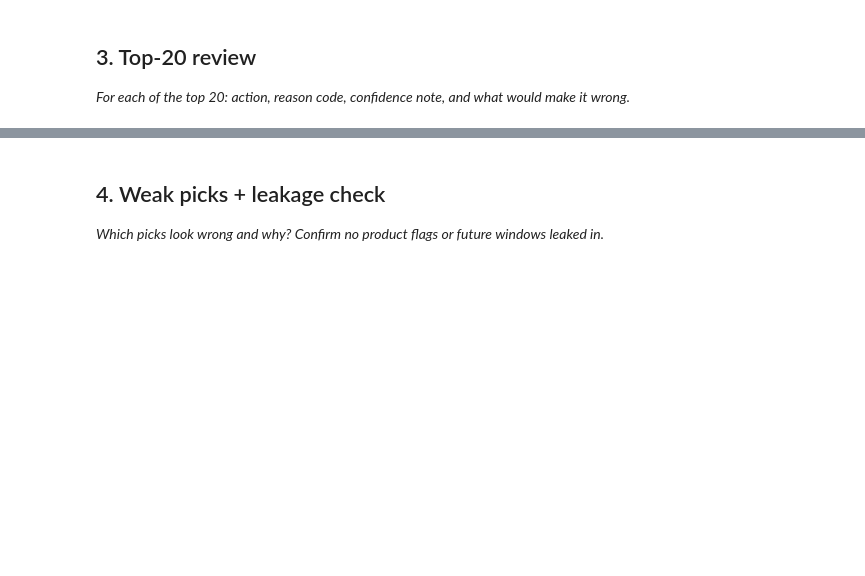
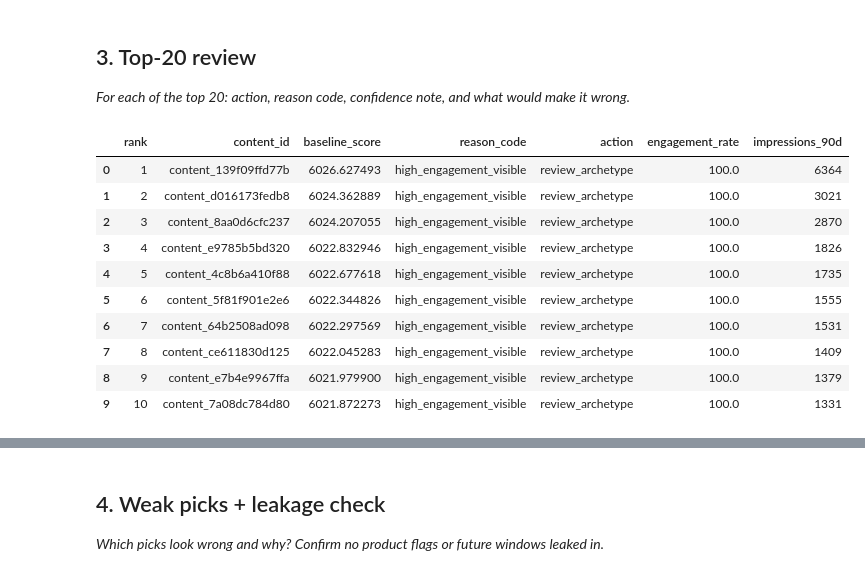
Before and after one commit to pr120107/flyrank-ml-internship, a Jupyter notebook: work/notebooks/w04_baseline_score.ipynb, the cells around one changed output, grey strips where cells are left out. Saved outputs shown, nothing was run; the diff lists cells and outputs as text; code cells hidden in the pictures; blank space fills up the shorter version.

Commit message:
Complete Week 4 Basline Score Notebook

```diff
--- a/work/notebooks/w04_baseline_score.ipynb
+++ b/work/notebooks/w04_baseline_score.ipynb
@@ -18,3 +215,31 @@ This skeleton is yours to fill. Work the sections **in order** — each one has
 ## 3. Top-20 review
 
 *For each of the top 20: action, reason code, confidence note, and what would make it wrong.*
+# %%
+# Show the top 10 pages for manual review
+
+top10 = df.head(10)
+
+top10[
+    [
+        "rank",
+        "content_id",
+        "baseline_score",
+        "reason_code",
+        "action",
+        "engagement_rate",
+        "impressions_90d"
+    ]
+]
+# %% [output]
+|  | rank | content_id | baseline_score | reason_code | action | engagement_rate | impressions_90d |
+| 0 | 1 | content_139f09ffd77b | 6026.627493 | high_engagement_visible | review_archetype | 100.0 | 6364 |
+| 1 | 2 | content_d016173fedb8 | 6024.362889 | high_engagement_visible | review_archetype | 100.0 | 3021 |
+| 2 | 3 | content_8aa0d6cfc237 | 6024.207055 | high_engagement_visible | review_archetype | 100.0 | 2870 |
+| 3 | 4 | content_e9785b5bd320 | 6022.832946 | high_engagement_visible | review_archetype | 100.0 | 1826 |
+| 4 | 5 | content_4c8b6a410f88 | 6022.677618 | high_engagement_visible | review_archetype | 100.0 | 1735 |
+| 5 | 6 | content_5f81f901e2e6 | 6022.344826 | high_engagement_visible | review_archetype | 100.0 | 1555 |
+| 6 | 7 | content_64b2508ad098 | 6022.297569 | high_engagement_visible | review_archetype | 100.0 | 1531 |
+| 7 | 8 | content_ce611830d125 | 6022.045283 | high_engagement_visible | review_archetype | 100.0 | 1409 |
+| 8 | 9 | content_e7b4e9967ffa | 6021.979900 | high_engagement_visible | review_archetype | 100.0 | 1379 |
+| 9 | 10 | content_7a08dc784d80 | 6021.872273 | high_engagement_visible | review_archetype | 100.0 | 1331 |
```
Also changed, not shown: parts of 10 cells of this notebook.
